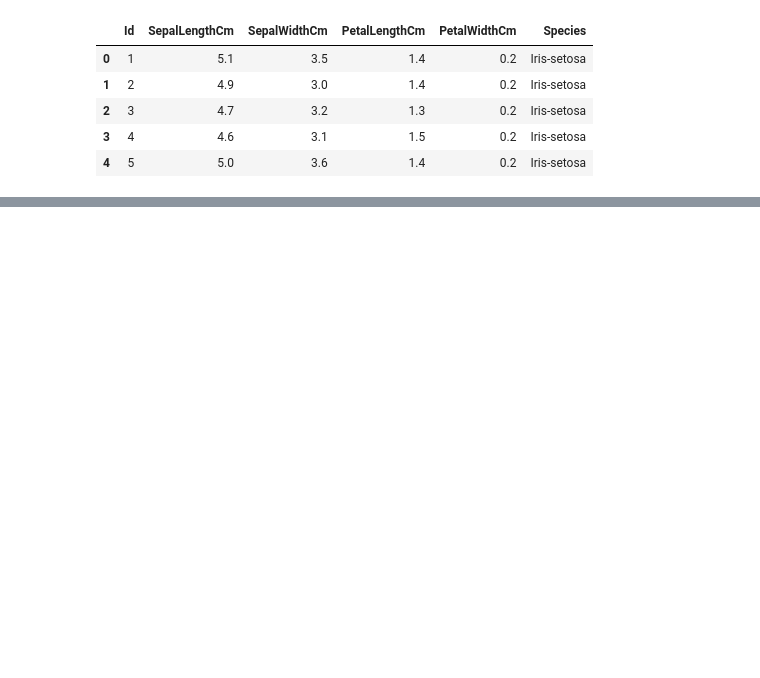
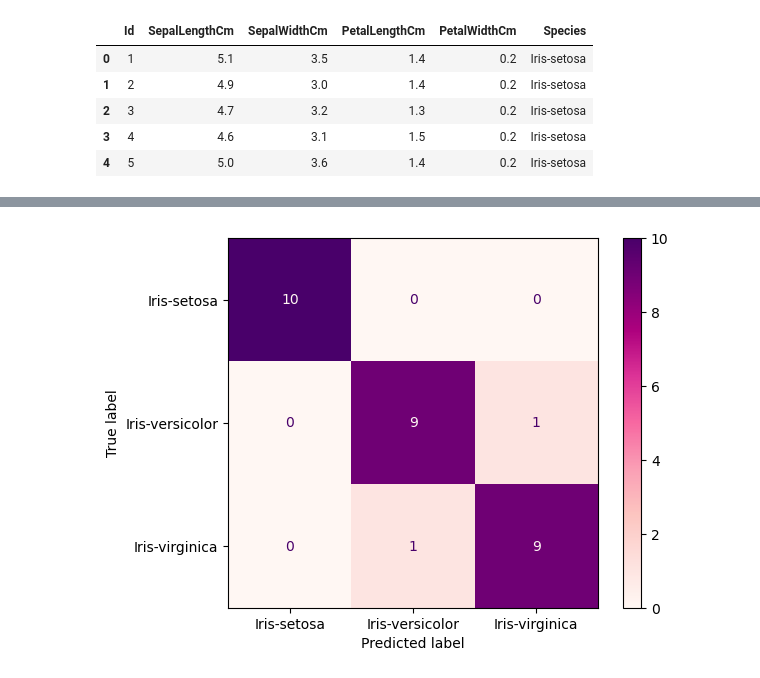
Before and after one commit to olincollege/genetic-programming, a Jupyter notebook: src/main.ipynb, the cells around one changed output, grey strips where cells are left out. Cells and saved outputs as stored; diff of their text form; code cells hidden in the pictures; blank space fills up the shorter version.

```diff
--- a/src/main.ipynb
+++ b/src/main.ipynb
@@ -40,0 +79,4 @@ history
+# %%
+vis.plot_confusion_matrix()
+# %% [output]
+[figure, added]
```
Also changed, not shown: parts of 12 cells of this notebook, 1 other file.
